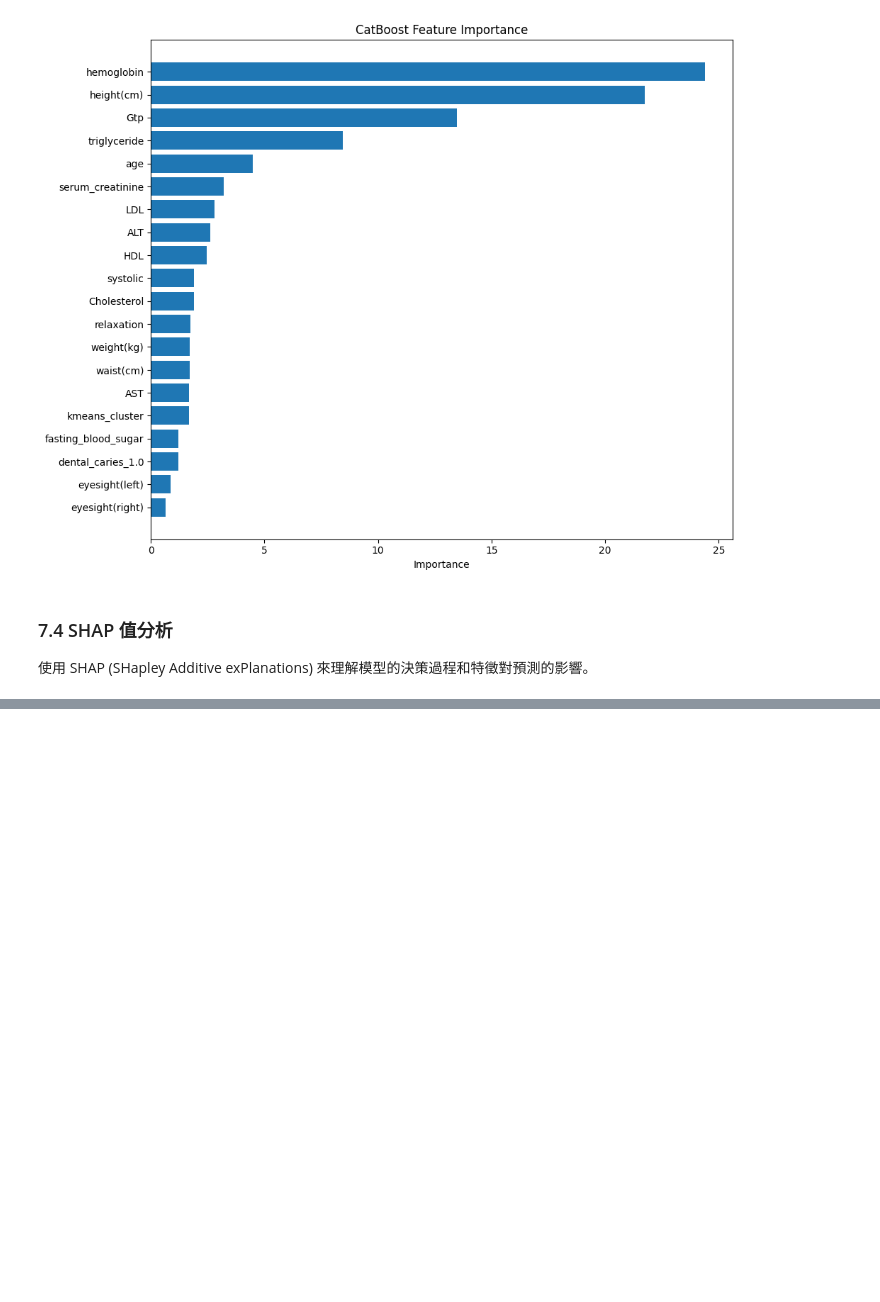
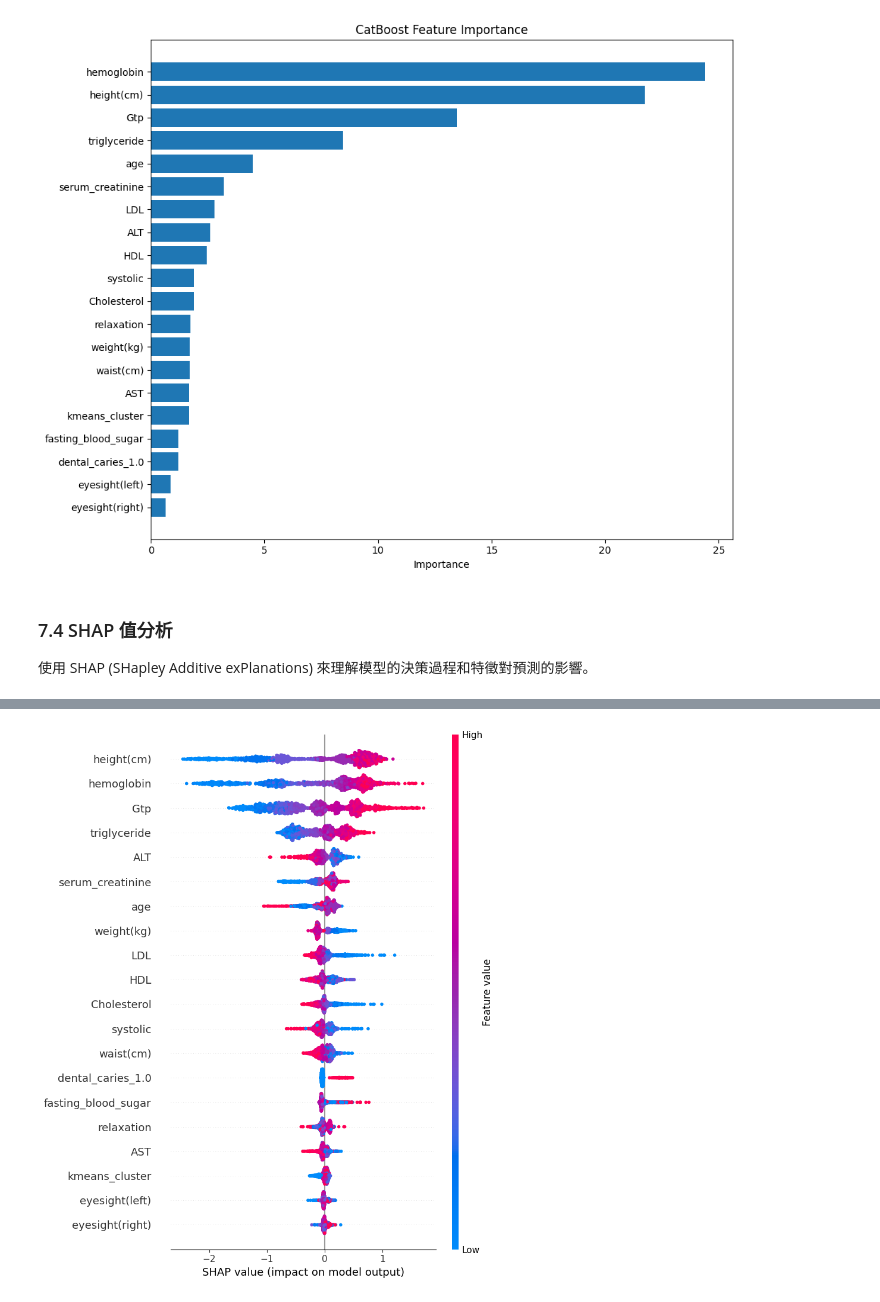
Before and after one commit to ian32253188/Smoking-Prediction-HW, a Jupyter notebook: HW20409_01.ipynb, the cells around one changed output, grey strips where cells are left out. Drawn from its saved outputs; the diff is of its cells as text; code cells hidden in the pictures; blank space fills up the shorter version.

```diff
--- a/HW20409_01.ipynb
+++ b/HW20409_01.ipynb
@@ -523,0 +530,12 @@ plt.show()
+# %%
+# 使用 LightGBM 模型進行 SHAP 值計算
+explainer_lgb = shap.Explainer(best_lgb, X_train)
+shap_values_lgb = explainer_lgb(X_val)
+
+# 繪製 SHAP 摘要圖
+shap.summary_plot(shap_values_lgb, X_val, show=False)
+plt.tight_layout()
+plt.savefig("shap_summary_plot_lgb.png")
+plt.show()
+# %% [output]
+[figure, added]
```
Also changed, not shown: parts of 3 cells of this notebook, 6 other files.
